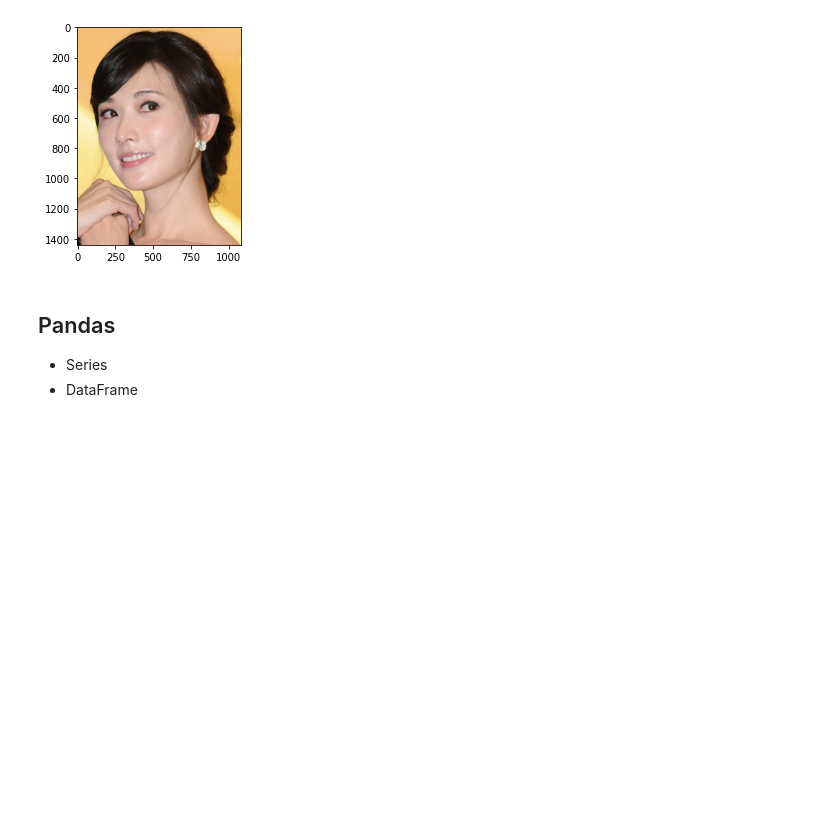
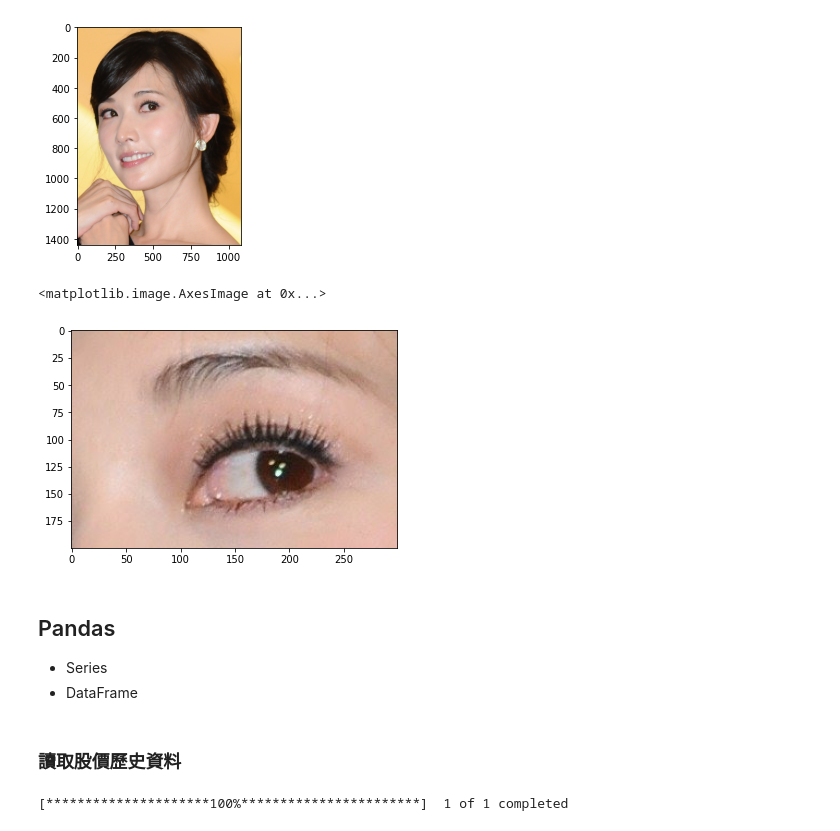
Before and after one commit to chunyao0722/20230205-Python, a Jupyter notebook: 20230219.ipynb, the cells around one changed output. Cells and saved outputs as stored; diff of their text form; code cells hidden in the pictures; blank space fills up the shorter version.

```diff
--- a/20230219.ipynb
+++ b/20230219.ipynb
@@ -584,8 +592,15 @@ plt.imshow(lin_array)
 # %% [output]
 <matplotlib.image.AxesImage at 0x...>
 [figure]
+# %%
+plt.imshow(lin_array[400:600, 300:600])
+# %% [output]
+<matplotlib.image.AxesImage at 0x...>
+[figure, added]
 # %% [markdown]
 ## Pandas
 
 * Series
 * DataFrame
+# %% [markdown]
+### 讀取股價歷史資料
@@ -591,0 +611,4 @@ plt.imshow(lin_array)
+# %%
+df = yf.download("TSLA")
+# %% [output]
+[*********************100%***********************]  1 of 1 completed
```
Also changed, not shown: parts of 49 cells of this notebook.
